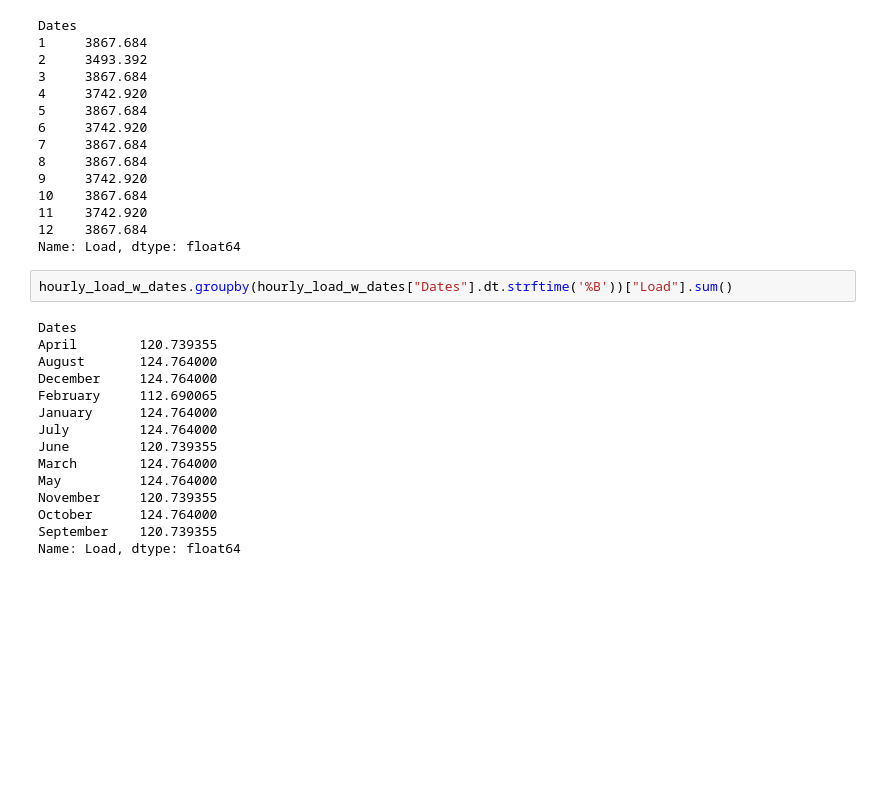
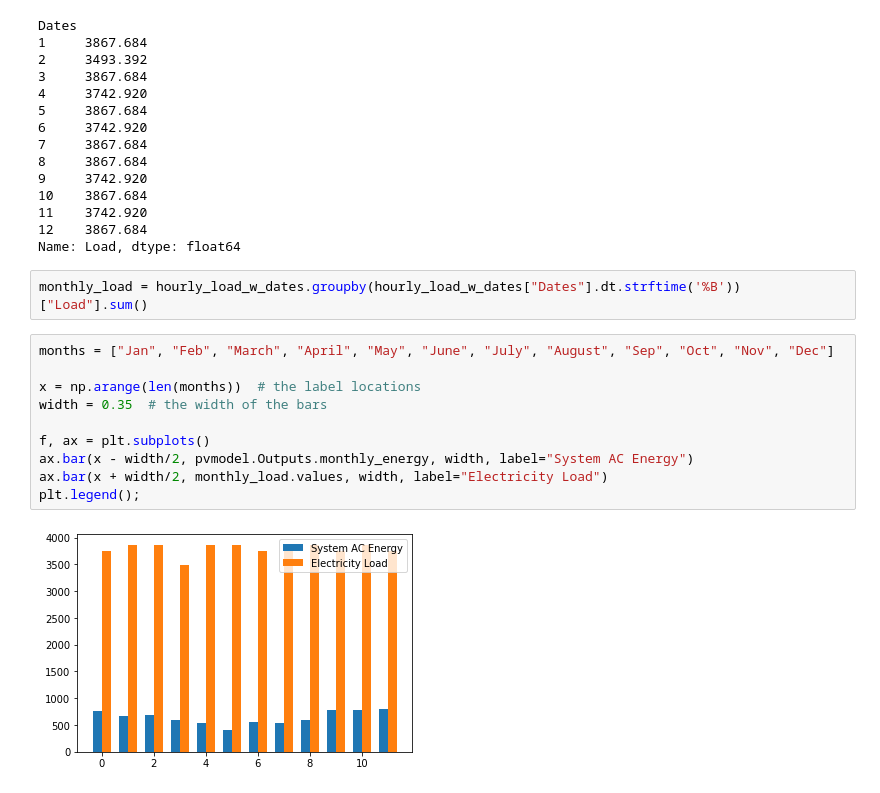
Before and after one commit to UW-GRID/PV_sizing, a Jupyter notebook: ipynb/pysam_model.ipynb, the cells around one changed output. Saved outputs shown, nothing was run; the diff lists cells and outputs as text; blank space fills up the shorter version.

```diff
--- a/ipynb/pysam_model.ipynb
+++ b/ipynb/pysam_model.ipynb
@@ -84,19 +106,16 @@ Dates
 12    3867.684
 Name: Load, dtype: float64
 # %%
-hourly_load_w_dates.groupby(hourly_load_w_dates["Dates"].dt.strftime('%B'))["Load"].sum()
+monthly_load = hourly_load_w_dates.groupby(hourly_load_w_dates["Dates"].dt.strftime('%B'))["Load"].sum()
-# %% [output]
-Dates
-April        120.739355
-August       124.764000
-December     124.764000
-February     112.690065
-January      124.764000
-July         124.764000
-June         120.739355
-March        124.764000
-May          124.764000
-November     120.739355
-October      124.764000
-September    120.739355
-Name: Load, dtype: float64
+# %%
+months = ["Jan", "Feb", "March", "April", "May", "June", "July", "August", "Sep", "Oct", "Nov", "Dec"]
+
+x = np.arange(len(months))  # the label locations
+width = 0.35  # the width of the bars
+
+f, ax = plt.subplots()
+ax.bar(x - width/2, pvmodel.Outputs.monthly_energy, width, label="System AC Energy")
+ax.bar(x + width/2, monthly_load.values, width, label="Electricity Load")
+plt.legend();
+# %% [output]
+[figure, added]
```
Also changed, not shown: parts of 3 cells of this notebook.
